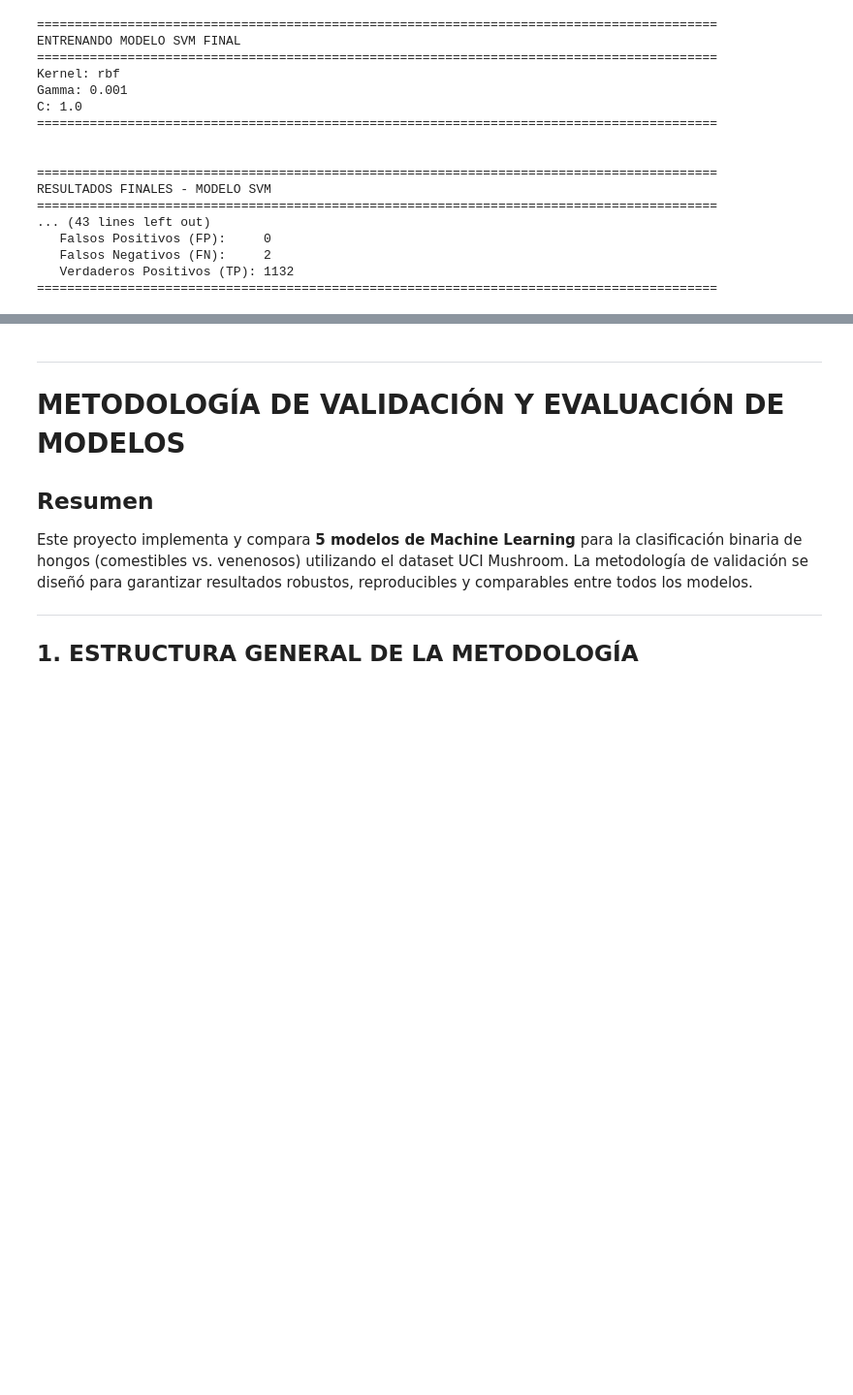
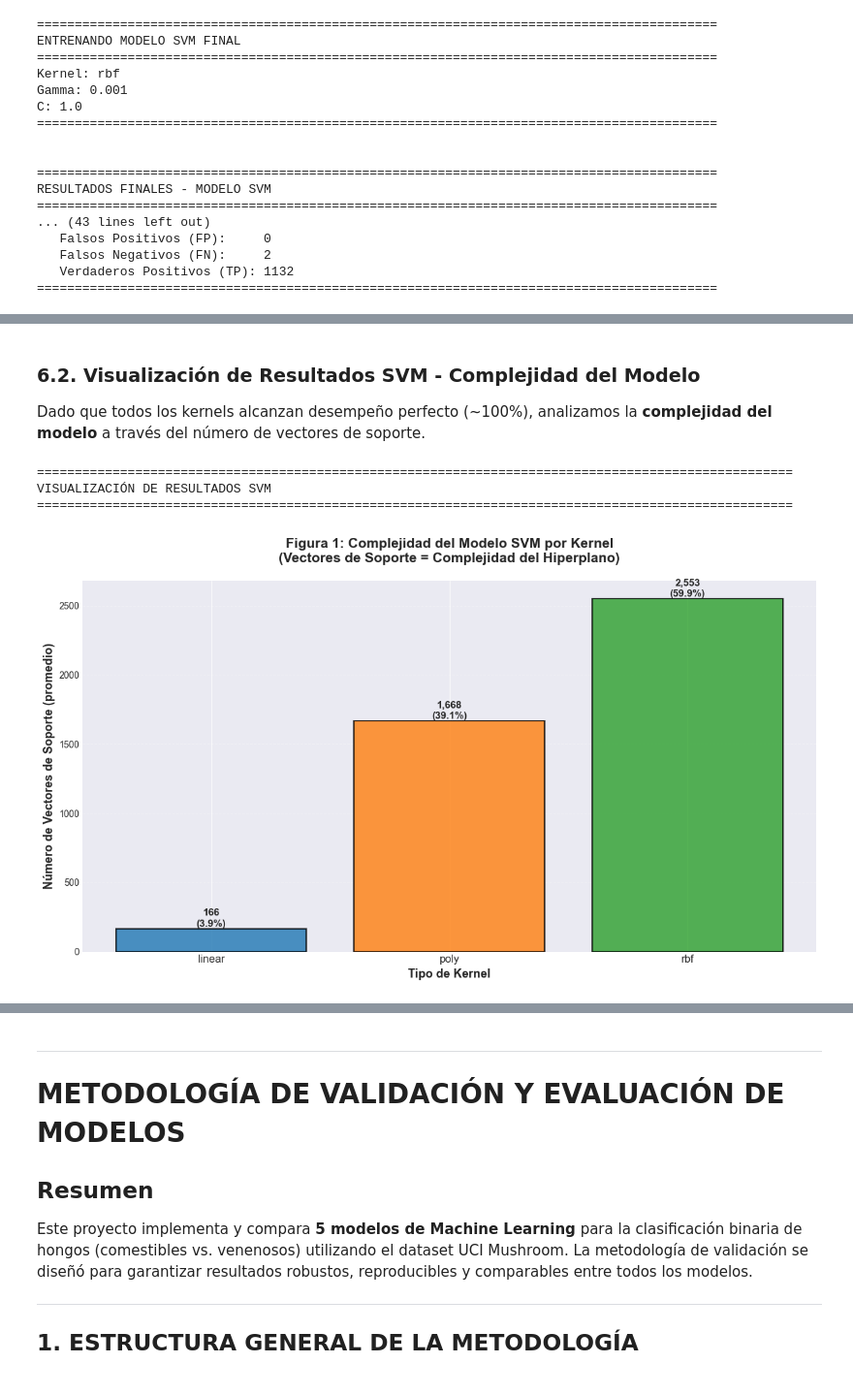
Before and after one commit to caamilo03/Proyecto-final-clasificacion-hongos, a Jupyter notebook: Clasificacion_Hongos_5_Modelos.ipynb, the cells around one changed output, grey strips where cells are left out. Shown at 97% size. Drawn from its saved outputs; the diff is of its cells as text; code cells hidden in the pictures; blank space fills up the shorter version.

```diff
--- a/Clasificacion_Hongos_5_Modelos.ipynb
+++ b/Clasificacion_Hongos_5_Modelos.ipynb
@@ -2833,0 +2734,75 @@ print(f"   Configuración: kernel={mejor_kernel}, gamma={mejor_gamma}, C={mejor_
+# %% [markdown]
+### 6.2. Visualización de Resultados SVM - Complejidad del Modelo
+
+Dado que todos los kernels alcanzan desempeño perfecto (~100%), analizamos la **complejidad del modelo** a través del número de vectores de soporte.
+# %%
+# ====================================================================================================
+# VISUALIZACIÓN DE RESULTADOS SVM - EFICIENCIA Y COMPLEJIDAD
+# ====================================================================================================
+
+print(f"\n{'='*100}")
+print(f"VISUALIZACIÓN DE RESULTADOS SVM")
+print(f"{'='*100}\n")
+
+# Preparar datos por kernel
+kernels_unicos = resultados_svm['kernel'].unique()
+resultados_svm_vis = resultados_svm.copy()
+
+# ====================================================================================================
+# FIGURA 1: VECTORES DE SOPORTE POR KERNEL (Complejidad del Modelo)
+# ====================================================================================================
+
+fig, ax = plt.subplots(figsize=(12, 7))
+
+# Obtener promedios de vectores de soporte por kernel
+kernel_support = resultados_svm_vis.groupby('kernel')['# vectores de soporte(media)'].mean()
+kernel_pct = resultados_svm_vis.groupby('kernel')['% vectores de soporte(media)'].mean()
+
+# Crear gráfico de barras
+x_pos = np.arange(len(kernel_support))
+bars = ax.bar(x_pos, kernel_support, color=['#1f77b4', '#ff7f0e', '#2ca02c'],
+              alpha=0.8, edgecolor='black', linewidth=1.5)
+
+# Añadir etiquetas con porcentaje
+for i, (bar, pct) in enumerate(zip(bars, kernel_pct)):
+    height = bar.get_height()
+    ax.text(bar.get_x() + bar.get_width()/2., height,
+            f'{int(height):,}\n({pct:.1f}%)',
+            ha='center', va='bottom', fontsize=11, fontweight='bold')
+
+ax.set_xlabel('Tipo de Kernel', fontsize=13, fontweight='bold')
+ax.set_ylabel('Número de Vectores de Soporte (promedio)', fontsize=13, fontweight='bold')
+ax.set_title('Figura 1: Complejidad del Modelo SVM por Kernel\n(Vectores de Soporte = Complejidad del Hiperplano)',
+             fontsize=15, fontweight='bold', pad=20)
+ax.set_xticks(x_pos)
+ax.set_xticklabels(kernel_support.index, fontsize=12)
+ax.grid(axis='y', alpha=0.3, linestyle='--')
+
+plt.tight_layout()
+plt.show()
+
+print(f"✅ Visualización generada: Complejidad del modelo SVM por kernel")
+print(f"   Observación: Menor # de vectores de soporte = Modelo más simple")
+
+# ====================================================================================================
+# CONCLUSIONES
+# ====================================================================================================
+
+print(f"\n{'='*100}")
+print(f"CONCLUSIONES - ANÁLISIS SVM")
+print(f"{'='*100}")
+
+# Identificar kernel más simple y eficiente
+kernel_min_support = kernel_support.idxmin()
+
+print(f"✓ Todos los kernels logran desempeño casi perfecto (~100% accuracy)")
+print(f"✓ Kernel más simple (menos vectores de soporte): {kernel_min_support} ({int(kernel_support[kernel_min_support]):,} vectores)")
+print(f"✓ Mejor configuración seleccionada: kernel={mejor_kernel}, gamma={mejor_gamma}, C={mejor_C}")
+print(f"✓ Vectores de soporte del mejor modelo: {n_support_vectors} ({pct_support_vectors:.2f}% del dataset)")
+print(f"✓ Principio de parsimonia: Preferir modelos más simples con igual desempeño")
+print(f"{'='*100}")
+# %% [output]
+====================================================================================================
+VISUALIZACIÓN DE RESULTADOS SVM
+====================================================================================================
+[figure, added]
```
Also changed, not shown: parts of 4 cells of this notebook.
